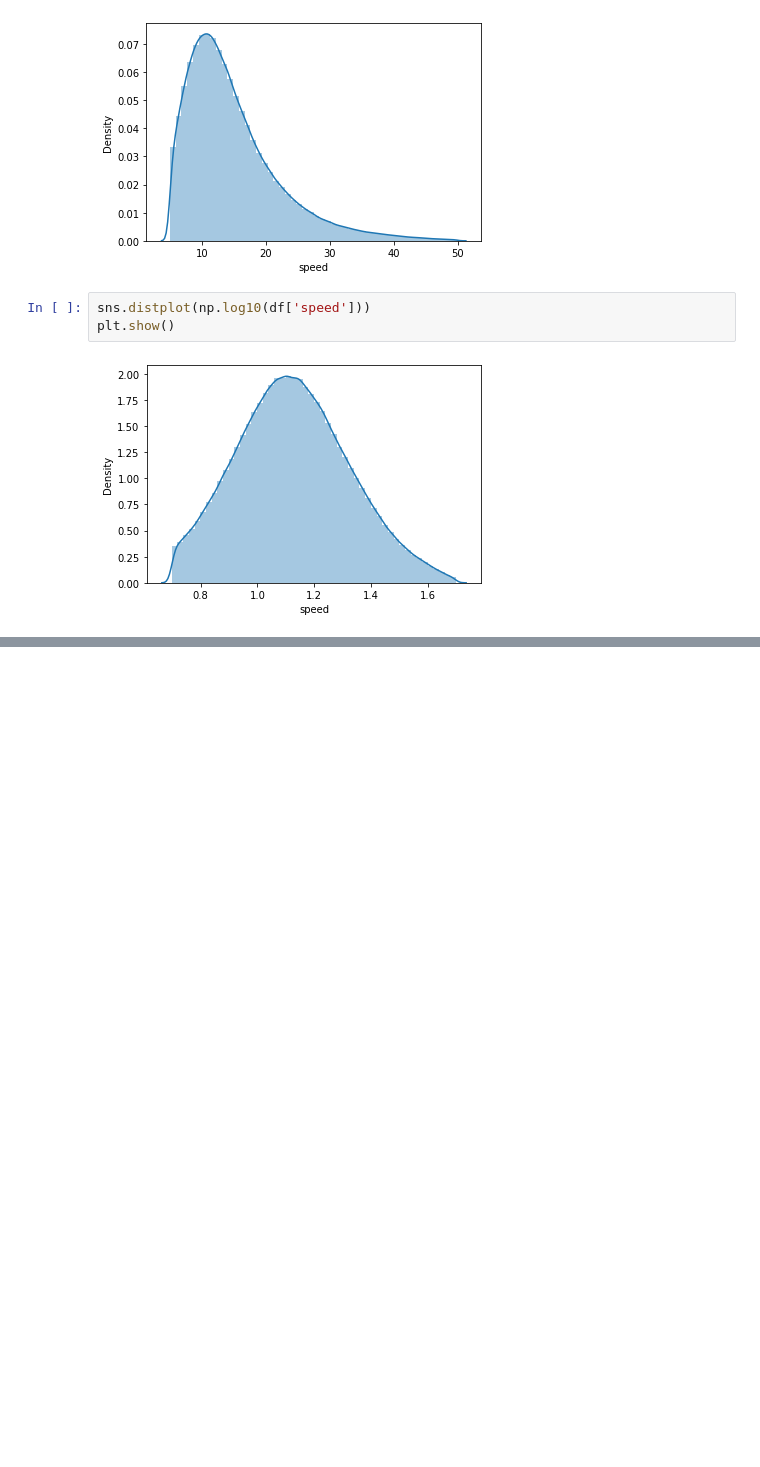
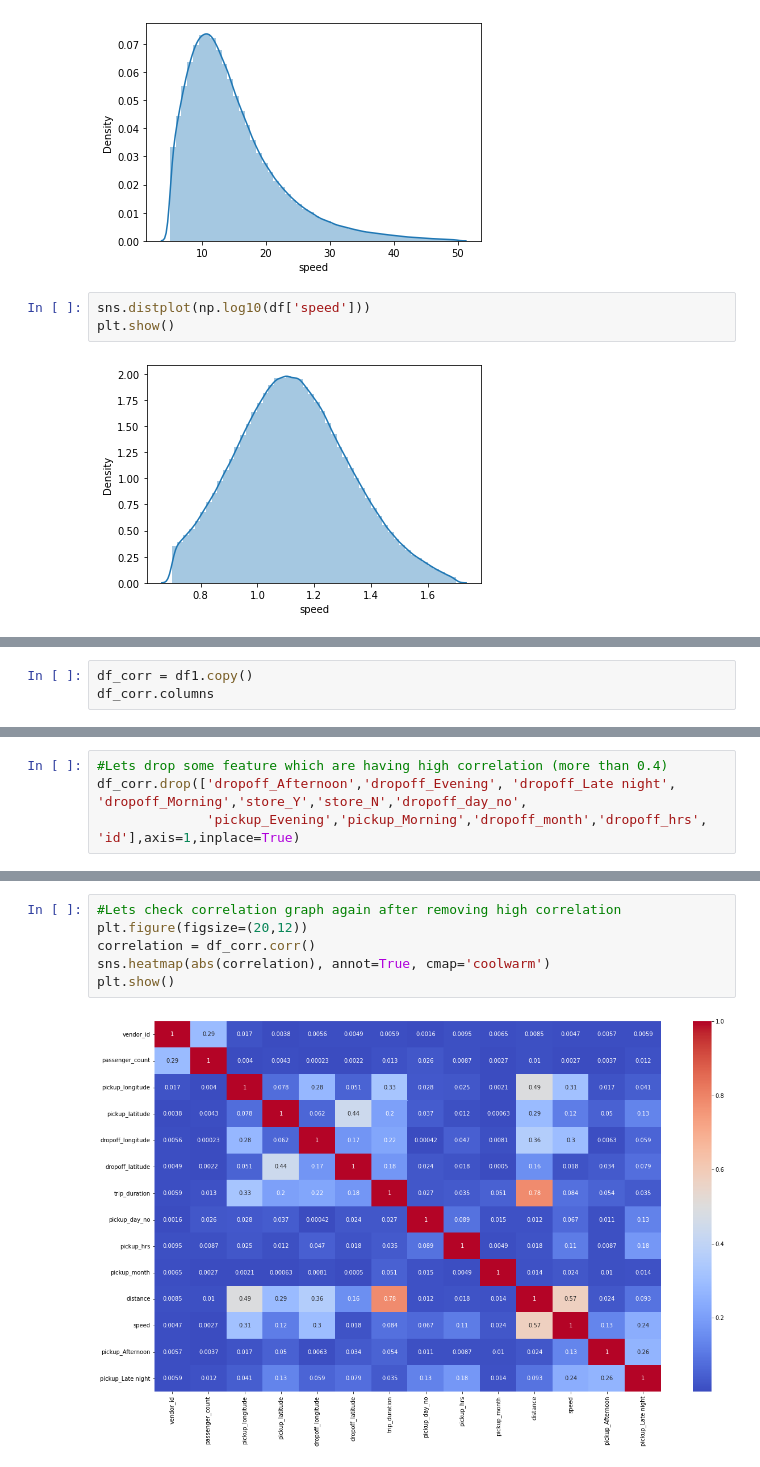
Before and after one commit to ANUJGAUR/NYC-Taxi-Trip-Time-Prediction---Capstone-Project, a Jupyter notebook: NYC_Taxi_Trip_Time_Prediction_Capstone_Project.ipynb, the cells around one changed output, grey strips where cells are left out. Cells and saved outputs as stored; diff of their text form; blank space fills up the shorter version.

```diff
--- a/NYC_Taxi_Trip_Time_Prediction_Capstone_Project.ipynb
+++ b/NYC_Taxi_Trip_Time_Prediction_Capstone_Project.ipynb
@@ -353,0 +368,3 @@ plt.show()
+# %%
+df_corr = df1.copy()
+df_corr.columns
@@ -353,0 +381,4 @@ plt.show()
+# %%
+#Lets drop some feature which are having high correlation (more than 0.4)
+df_corr.drop(['dropoff_Afternoon','dropoff_Evening', 'dropoff_Late night', 'dropoff_Morning','store_Y','store_N','dropoff_day_no',
+              'pickup_Evening','pickup_Morning','dropoff_month','dropoff_hrs', 'id'],axis=1,inplace=True)
@@ -353,0 +394,8 @@ plt.show()
+# %%
+#Lets check correlation graph again after removing high correlation
+plt.figure(figsize=(20,12))
+correlation = df_corr.corr()
+sns.heatmap(abs(correlation), annot=True, cmap='coolwarm')
+plt.show()
+# %% [output]
+[figure, added]
```
Also changed, not shown: parts of 14 cells of this notebook.
